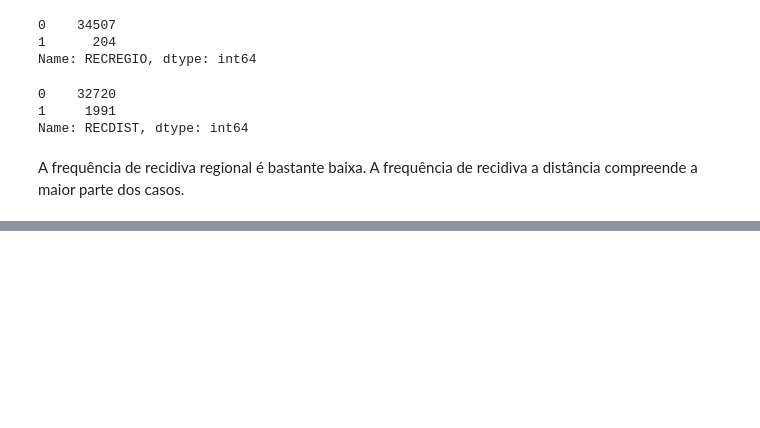
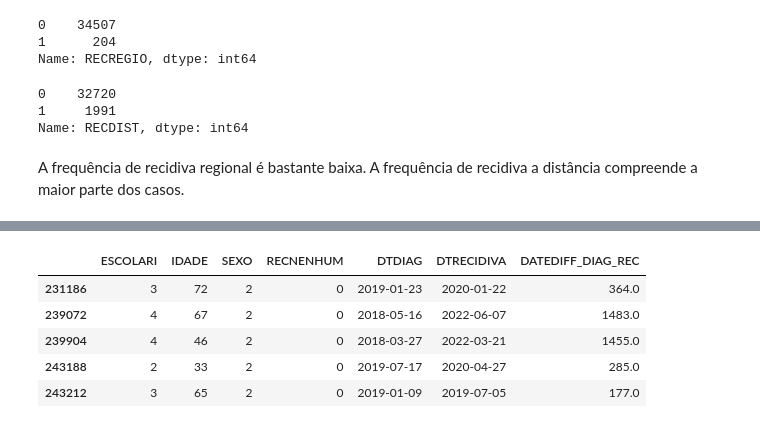
Before and after one commit to ailafelixa/ML-Model-Breast-Cancer-Recurrence, a Jupyter notebook: Aila_Modelo_TCC.ipynb, the cells around one changed output, grey strips where cells are left out. Drawn from its saved outputs; the diff is of its cells as text; code cells hidden in the pictures; blank space fills up the shorter version.

```diff
--- a/Aila_Modelo_TCC.ipynb
+++ b/Aila_Modelo_TCC.ipynb
@@ -368,0 +405,9 @@ A frequência de recidiva regional é bastante baixa. A frequência de recidiva
+# %%
+df[['ESCOLARI', 'IDADE', 'SEXO', 'RECNENHUM', 'DTDIAG', 'DTRECIDIVA', 'DATEDIFF_DIAG_REC']].loc[df['RECNENHUM']==0].tail()
+# %% [output]
+|  | ESCOLARI | IDADE | SEXO | RECNENHUM | DTDIAG | DTRECIDIVA | DATEDIFF_DIAG_REC |
+| 231186 | 3 | 72 | 2 | 0 | 2019-01-23 | 2020-01-22 | 364.0 |
+| 239072 | 4 | 67 | 2 | 0 | 2018-05-16 | 2022-06-07 | 1483.0 |
+| 239904 | 4 | 46 | 2 | 0 | 2018-03-27 | 2022-03-21 | 1455.0 |
+| 243188 | 2 | 33 | 2 | 0 | 2019-07-17 | 2020-04-27 | 285.0 |
+| 243212 | 3 | 65 | 2 | 0 | 2019-01-09 | 2019-07-05 | 177.0 |
```
Also changed, not shown: parts of 13 cells of this notebook.
